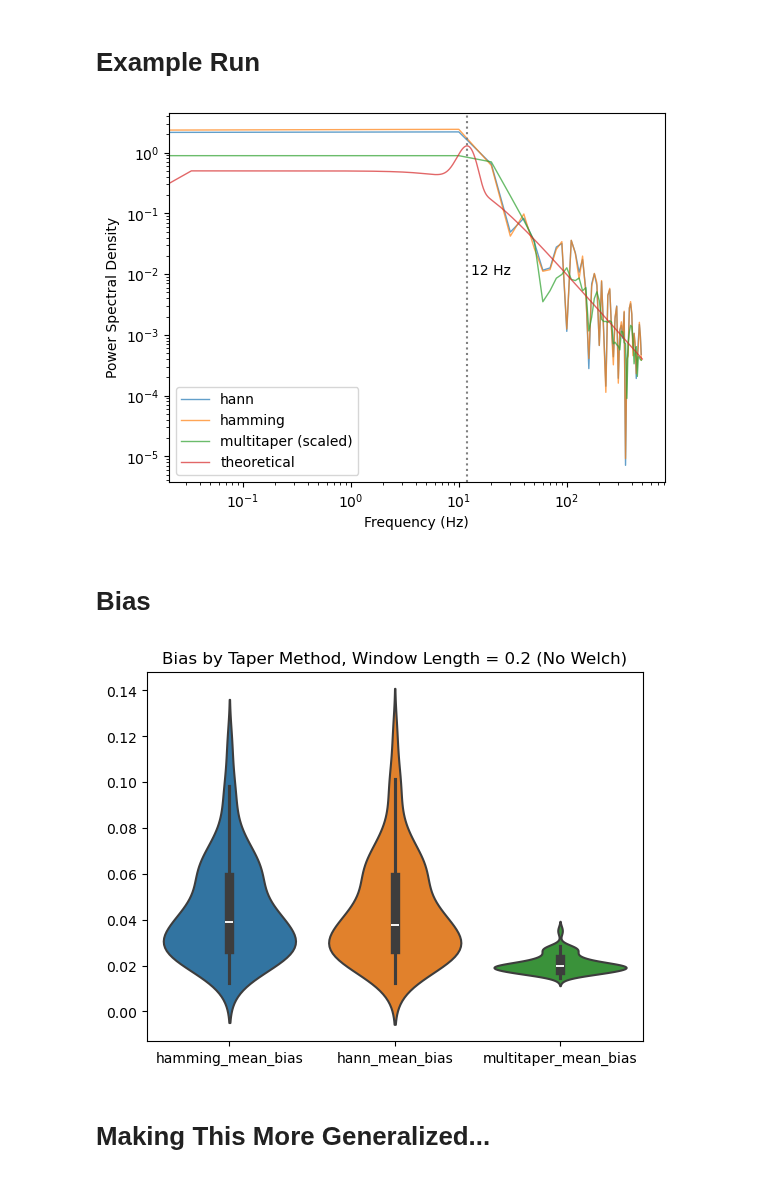
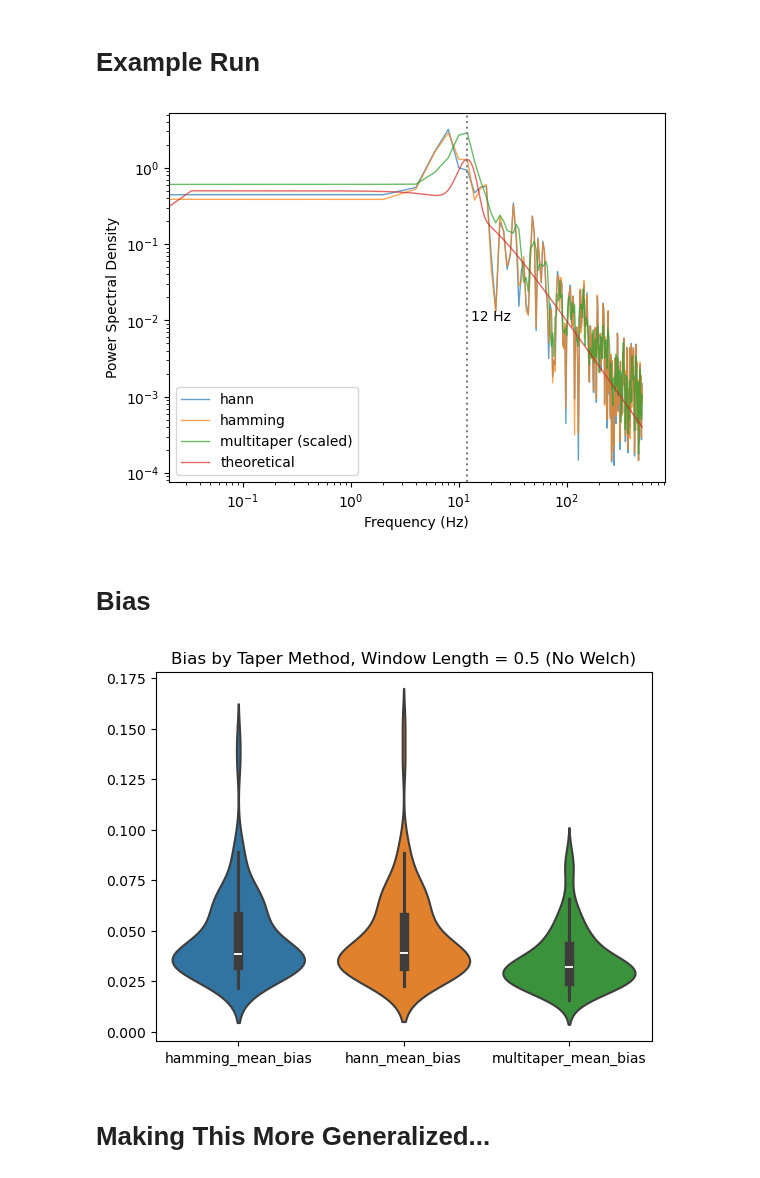
Before and after one commit to anika-kum/spectral-analysis-comparison, a Jupyter notebook: final_taper_comparison.ipynb, the cells around one changed output. Drawn from its saved outputs; the diff is of its cells as text; code cells hidden in the pictures.

Commit message:
corrected single taper and multitaper scaling

```diff
--- a/final_taper_comparison.ipynb
+++ b/final_taper_comparison.ipynb
@@ -141,6 +141,9 @@ def multitaper(signal, window_length, fs=1000, TW=1, K=None): # only TW and Wind
 
     psd = np.mean(psd_tapers, axis=0) # take average of all tapers
 
+    # double the power except for 0
+    psd[1:] *= 2
+
     # drop nyquist if present; only true if N is even
     if freqs[-1] == fs / 2:
         freqs = freqs[:-1]
@@ -151,7 +154,7 @@ def multitaper(signal, window_length, fs=1000, TW=1, K=None): # only TW and Wind
 # %% [markdown]
 # Example Run
 # %%
-window_length = 0.1 # change window length
+window_length = 0.5 # change window length
 
 freq_hann, psd_hann = single_taper_no_welch(data_td, window_length=window_length, taper_shape='hann')
 freq_hamming, psd_hamming = single_taper_no_welch(data_td, window_length=window_length, taper_shape='hamming')
@@ -160,6 +163,7 @@ freq_mt, psd_mt = multitaper(data_td, window_length=window_length, TW=2)
 plt.loglog(freq_hann, psd_hann, linewidth=1, alpha=0.7, label='hann')
 plt.loglog(freq_hamming, psd_hamming, linewidth=1, alpha=0.7, label='hamming')
 plt.loglog(freq_mt, psd_mt, linewidth=1, alpha=0.7, label='multitaper (scaled)')
+
 plt.plot(data_fd.frequencies, data_fd.combined_spectrum, linewidth=1, alpha=0.7, label='theoretical')
 
 plt.axvline(x=12, color='gray', linestyle=':', linewidth=1.5)
@@ -170,7 +174,7 @@ plt.ylabel('Power Spectral Density')
 plt.legend()
 plt.show()
 # %% [output]
-[figure, old version]
+[figure, new version]
 # %% [markdown]
 # Bias
 # %%
@@ -202,36 +206,36 @@ def get_correct_theoretical_window(psd_theoretical_fd, freq_theoretical_fd, freq
     interpolator = interp1d(freq_theoretical_fd, psd_theoretical_fd, bounds_error=False, fill_value=np.nan)
     return interpolator(freq_empirical)
 # %%
-window_length = 0.2
-TW = 1
+window_length = 0.5
+TW = 4
 
 df = pd.DataFrame(columns=['hamming_mean_bias', 'hann_mean_bias', 'multitaper_mean_bias'])
 # compare with scipy periodogram and spectral connectivity multitaper
 for random_state in range(100): # generate data multiple times
 
     data = generate_data(random_state=random_state)
     data_td = data.time_domain.combined_signal
     data_fd = data.frequency_domain
 
     freq_hann, psd_hann = single_taper_no_welch(data_td, window_length=window_length, taper_shape='hann')
     freq_hamming, psd_hamming = single_taper_no_welch(data_td, window_length=window_length, taper_shape='hamming')
-    freq_mt, psd_mt = multitaper(data_td, window_length=window_length, TW=4)
+    freq_mt, psd_mt = multitaper(data_td, window_length=window_length, TW=TW)
 
     psd_theo = get_correct_theoretical_window(data_fd.combined_spectrum, data_fd.frequencies, freq_hamming)
 
     # Calculate bias for each taper
     df.loc[len(df)] = [
         calc_mean_bias(psd_hamming, psd_theo),
         calc_mean_bias(psd_hann, psd_theo),
         calc_mean_bias(psd_mt, psd_theo)
     ]
 
 # violin plot
 plt.title(f"Bias by Taper Method, Window Length = {window_length} (No Welch)")
 sns.violinplot(data=df, linewidth=1.5)
 plt.savefig(f'{window_length}s_multitaper_{TW*2-1}_singletaper_no_welch_bias.png')
 # %% [output]
-[figure, old version]
+[figure, new version]
 # %% [markdown]
 # Making This More Generalized...
 # %%
```
Also changed, not shown: 8 other files.
